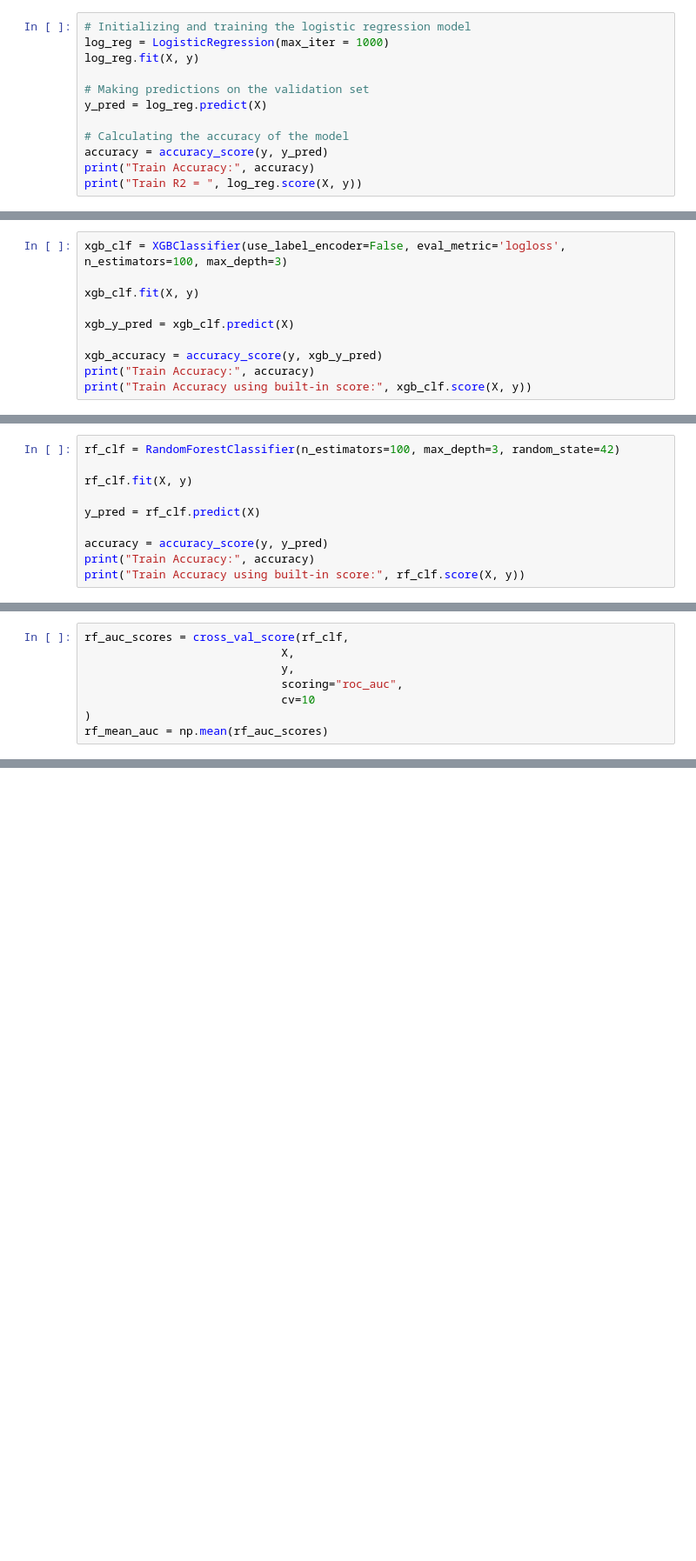
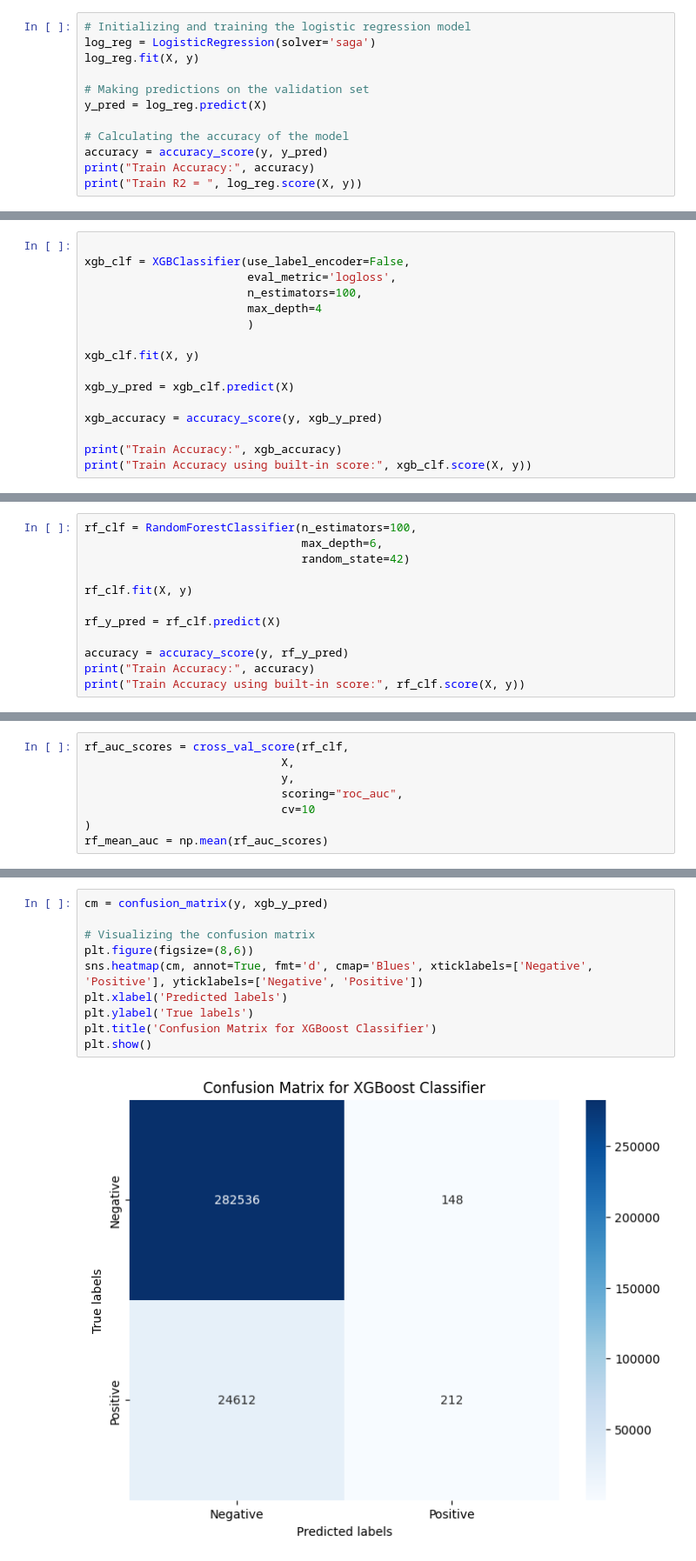
Before and after one commit to MSBA-Capstone-2024/modeling, a Jupyter notebook: Rough draft group project-Kim's.ipynb, the cells around one changed output, grey strips where cells are left out. Shown at 87% size. Saved outputs shown, nothing was run; the diff lists cells and outputs as text; blank space fills up the shorter version.

```diff
--- a/Rough draft group project-Kim's.ipynb
+++ b/Rough draft group project-Kim's.ipynb
@@ -310,7 +311,7 @@ y = selected_df['TARGET']
 ## Logistic Regression
 # %%
 # Initializing and training the logistic regression model
-log_reg = LogisticRegression(max_iter = 1000)
+log_reg = LogisticRegression(solver='saga')
 log_reg.fit(X, y)
 
 # Making predictions on the validation set
@@ -376,13 +370,19 @@ Standard deviation: 0.0007134957901900151
 # %% [markdown]
 ## XGboost
 # %%
-xgb_clf = XGBClassifier(use_label_encoder=False, eval_metric='logloss', n_estimators=100, max_depth=3)
+
+xgb_clf = XGBClassifier(use_label_encoder=False,
+                        eval_metric='logloss',
+                        n_estimators=100,
+                        max_depth=4
+                        )
 
 xgb_clf.fit(X, y)
 
 xgb_y_pred = xgb_clf.predict(X)
 
 xgb_accuracy = accuracy_score(y, xgb_y_pred)
-print("Train Accuracy:", accuracy)
+
+print("Train Accuracy:", xgb_accuracy)
 print("Train Accuracy using built-in score:", xgb_clf.score(X, y))
 # %% [output]
@@ -421,13 +421,15 @@ Standard deviation: 0.014952251199737159
 # %% [markdown]
 ## Random Forest
 # %%
-rf_clf = RandomForestClassifier(n_estimators=100, max_depth=3, random_state=42)
+rf_clf = RandomForestClassifier(n_estimators=100,
+                                max_depth=6,
+                                random_state=42)
 
 rf_clf.fit(X, y)
 
-y_pred = rf_clf.predict(X)
+rf_y_pred = rf_clf.predict(X)
 
-accuracy = accuracy_score(y, y_pred)
+accuracy = accuracy_score(y, rf_y_pred)
 print("Train Accuracy:", accuracy)
 print("Train Accuracy using built-in score:", rf_clf.score(X, y))
 # %% [output]
@@ -465,0 +468,12 @@ Standard deviation: 0.017882118162475657
+# %%
+cm = confusion_matrix(y, xgb_y_pred)
+
+# Visualizing the confusion matrix
+plt.figure(figsize=(8,6))
+sns.heatmap(cm, annot=True, fmt='d', cmap='Blues', xticklabels=['Negative', 'Positive'], yticklabels=['Negative', 'Positive'])
+plt.xlabel('Predicted labels')
+plt.ylabel('True labels')
+plt.title('Confusion Matrix for XGBoost Classifier')
+plt.show()
+# %% [output]
+[figure, added]
```
Also changed, not shown: parts of 8 cells of this notebook.
